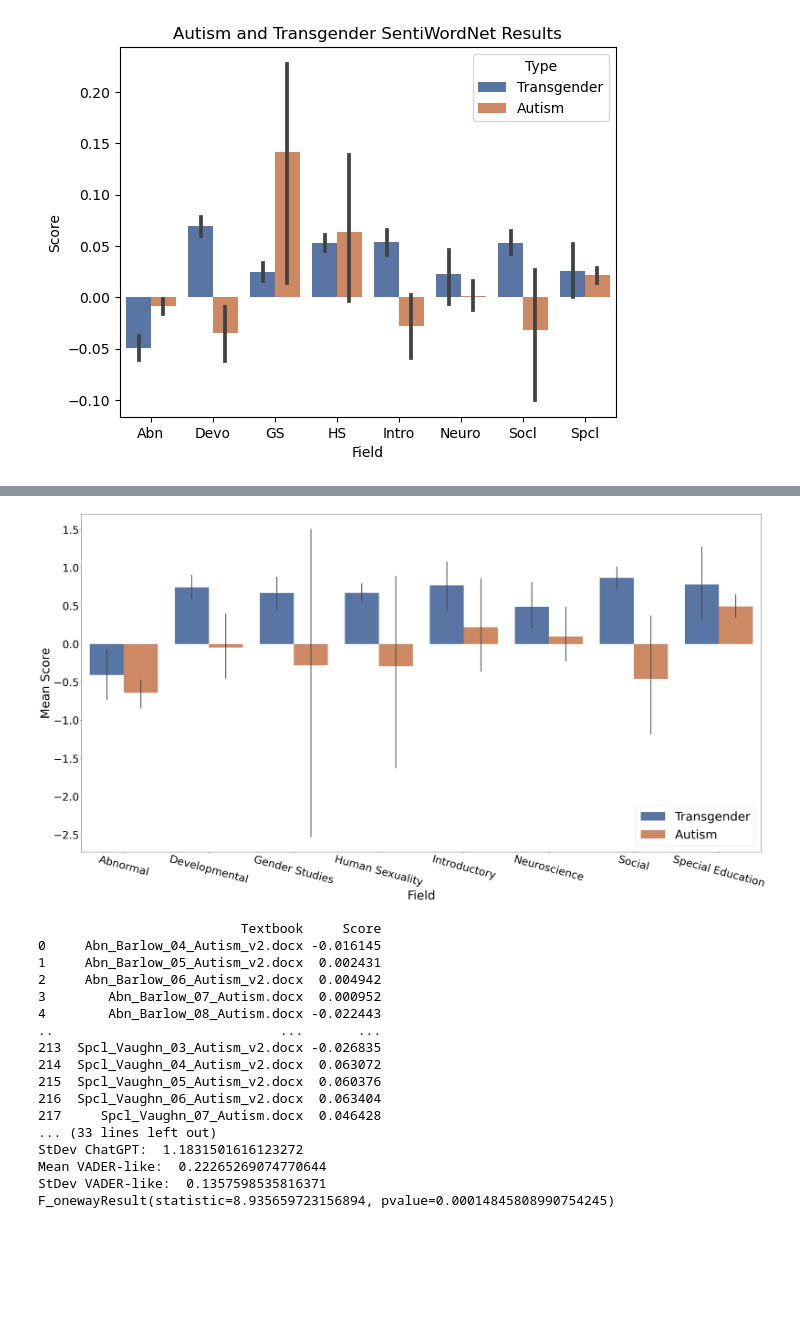
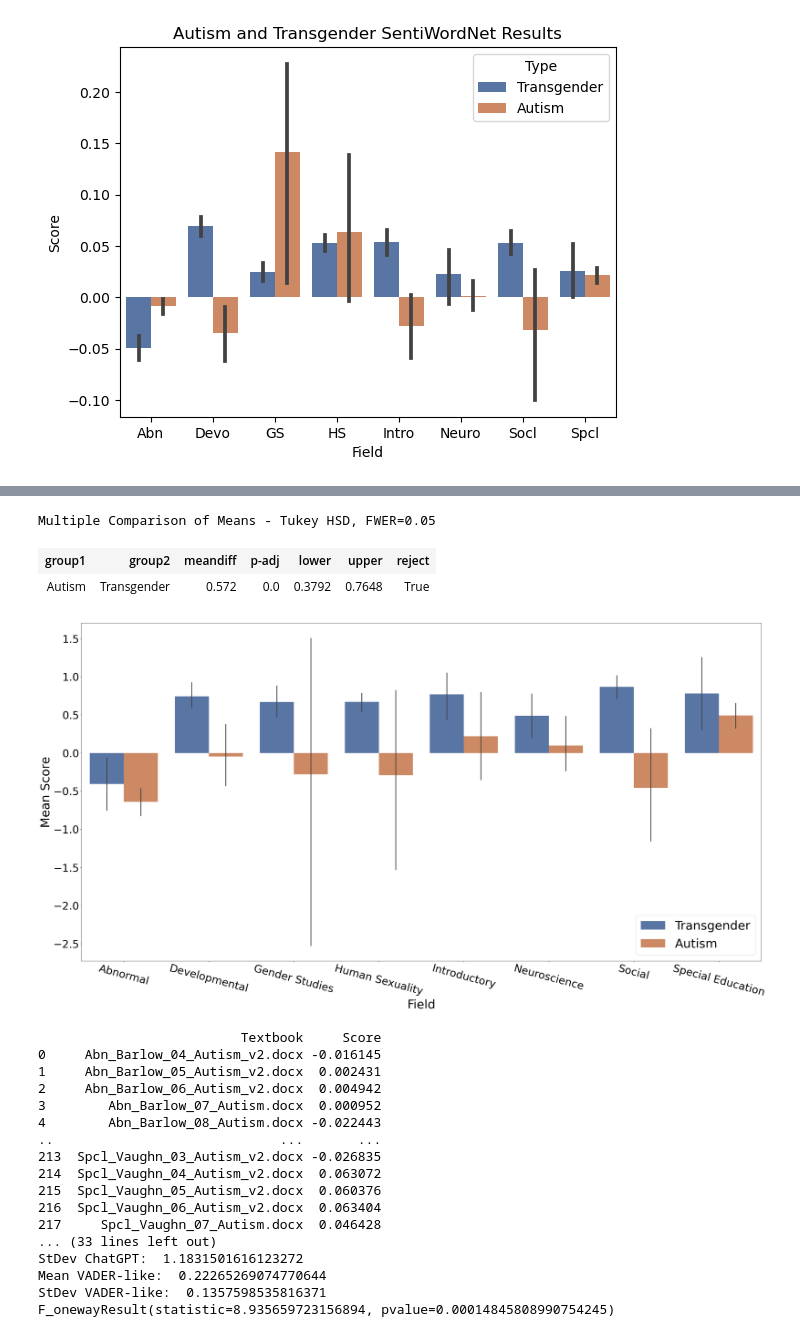
Before and after one commit to maksiaev/GitHub_DMP, a Jupyter notebook: Results/Comparisons.ipynb, the cells around one changed output, grey strips where cells are left out. Saved outputs shown, nothing was run; the diff lists cells and outputs as text; code cells hidden in the pictures; blank space fills up the shorter version.

```diff
--- a/Results/Comparisons.ipynb
+++ b/Results/Comparisons.ipynb
@@ -166,40 +166,50 @@ print(df_transgender_chatgpt)
 df_autism_chatgpt_fields = pd.read_csv("field_df_autism_chatgpt.csv", low_memory=False)
 df_transgender_chatgpt_fields = pd.read_csv("field_df_transgender_chatgpt.csv", low_memory=False)
 
-ttest_sentiwords = stats.ttest_ind(df_autism_chatgpt_fields["Score"], df_transgender_chatgpt_fields["Score"], equal_var=False)
-print("Overall: ", ttest_sentiwords) # autism vs transgender scores in general are significantly different
+print("Abnormal diff from 0: ", stats.ttest_1samp(df_transgender_chatgpt_fields[df_transgender_chatgpt_fields['Field'] == 'Abn']["Score"], 0))
+print("Devo diff from 0: ", stats.ttest_1samp(df_transgender_chatgpt_fields[df_transgender_chatgpt_fields['Field'] == 'Devo']["Score"], 0))
+print("GS diff from 0: ", stats.ttest_1samp(df_transgender_chatgpt_fields[df_transgender_chatgpt_fields['Field'] == 'GS']["Score"], 0))
+print("HS diff from 0: ", stats.ttest_1samp(df_transgender_chatgpt_fields[df_transgender_chatgpt_fields['Field'] == 'HS']["Score"], 0))
+print("Intro diff from 0: ", stats.ttest_1samp(df_transgender_chatgpt_fields[df_transgender_chatgpt_fields['Field'] == 'Intro']["Score"], 0))
+print("Neuro diff from 0: ", stats.ttest_1samp(df_transgender_chatgpt_fields[df_transgender_chatgpt_fields['Field'] == 'Neuro']["Score"], 0))
+print("Socl diff from 0: ", stats.ttest_1samp(df_transgender_chatgpt_fields[df_transgender_chatgpt_fields['Field'] == 'Socl']["Score"], 0))
+print("Spcl diff from 0: ", stats.ttest_1samp(df_transgender_chatgpt_fields[df_transgender_chatgpt_fields['Field'] == 'Spcl']["Score"], 0))
 
-ttest_sentiwords_abn = stats.ttest_ind(df_autism_chatgpt_fields[df_autism_chatgpt_fields['Field'] == 'Abn']["Score"],
-                                       df_transgender_chatgpt_fields[df_transgender_chatgpt_fields['Field'] == 'Abn']["Score"], equal_var=False)
-print("Abnormal: ", ttest_sentiwords_abn)
 
-ttest_sentiwords_devo = stats.ttest_ind(df_autism_chatgpt_fields[df_autism_chatgpt_fields['Field'] == 'Devo']["Score"],
-                                       df_transgender_chatgpt_fields[df_transgender_chatgpt_fields['Field'] == 'Devo']["Score"], equal_var=False)
-print("Developmental: ", ttest_sentiwords_devo)
+# ttest_sentiwords = stats.ttest_ind(df_autism_chatgpt_fields["Score"], df_transgender_chatgpt_fields["Score"], equal_var=False)
+# print("Overall: ", ttest_sentiwords) # autism vs transgender scores in general are significantly different
 
-ttest_sentiwords_gs = stats.ttest_ind(df_autism_chatgpt_fields[df_autism_chatgpt_fields['Field'] == 'GS']["Score"],
-                                       df_transgender_chatgpt_fields[df_transgender_chatgpt_fields['Field'] == 'GS']["Score"], equal_var=False)
-print("Gender Studies: ", ttest_sentiwords_gs)
+# ttest_sentiwords_abn = stats.ttest_ind(df_autism_chatgpt_fields[df_autism_chatgpt_fields['Field'] == 'Abn']["Score"],
+#                                        df_transgender_chatgpt_fields[df_transgender_chatgpt_fields['Field'] == 'Abn']["Score"], equal_var=False)
+# print("Abnormal: ", ttest_sentiwords_abn)
 
-ttest_sentiwords_hs = stats.ttest_ind(df_autism_chatgpt_fields[df_autism_chatgpt_fields['Field'] == 'HS']["Score"],
-                                       df_transgender_chatgpt_fields[df_transgender_chatgpt_fields['Field'] == 'HS']["Score"], equal_var=False)
-print("Human Sexuality: ", ttest_sentiwords_hs)
+# ttest_sentiwords_devo = stats.ttest_ind(df_autism_chatgpt_fields[df_autism_chatgpt_fields['Field'] == 'Devo']["Score"],
+#                                        df_transgender_chatgpt_fields[df_transgender_chatgpt_fields['Field'] == 'Devo']["Score"], equal_var=False)
+# print("Developmental: ", ttest_sentiwords_devo)
 
-ttest_sentiwords_intro = stats.ttest_ind(df_autism_chatgpt_fields[df_autism_chatgpt_fields['Field'] == 'Intro']["Score"],
-                                       df_transgender_chatgpt_fields[df_transgender_chatgpt_fields['Field'] == 'Intro']["Score"], equal_var=False)
-print("Introductory: ", ttest_sentiwords_intro)
+# ttest_sentiwords_gs = stats.ttest_ind(df_autism_chatgpt_fields[df_autism_chatgpt_fields['Field'] == 'GS']["Score"],
+#                                        df_transgender_chatgpt_fields[df_transgender_chatgpt_fields['Field'] == 'GS']["Score"], equal_var=False)
+# print("Gender Studies: ", ttest_sentiwords_gs)
 
-ttest_sentiwords_neuro = stats.ttest_ind(df_autism_chatgpt_fields[df_autism_chatgpt_fields['Field'] == 'Neuro']["Score"],
-                                       df_transgender_chatgpt_fields[df_transgender_chatgpt_fields['Field'] == 'Neuro']["Score"], equal_var=False)
-print("Neuroscience: ", ttest_sentiwords_neuro)
+# ttest_sentiwords_hs = stats.ttest_ind(df_autism_chatgpt_fields[df_autism_chatgpt_fields['Field'] == 'HS']["Score"],
+#                                        df_transgender_chatgpt_fields[df_transgender_chatgpt_fields['Field'] == 'HS']["Score"], equal_var=False)
+# print("Human Sexuality: ", ttest_sentiwords_hs)
 
-ttest_sentiwords_socl = stats.ttest_ind(df_autism_chatgpt_fields[df_autism_chatgpt_fields['Field'] == 'Socl']["Score"],
-                                       df_transgender_chatgpt_fields[df_transgender_chatgpt_fields['Field'] == 'Socl']["Score"], equal_var=False)
-print("Social: ", ttest_sentiwords_socl)
+# ttest_sentiwords_intro = stats.ttest_ind(df_autism_chatgpt_fields[df_autism_chatgpt_fields['Field'] == 'Intro']["Score"],
+#                                        df_transgender_chatgpt_fields[df_transgender_chatgpt_fields['Field'] == 'Intro']["Score"], equal_var=False)
+# print("Introductory: ", ttest_sentiwords_intro)
 
-ttest_sentiwords_spcl = stats.ttest_ind(df_autism_chatgpt_fields[df_autism_chatgpt_fields['Field'] == 'Spcl']["Score"],
-                                       df_transgender_chatgpt_fields[df_transgender_chatgpt_fields['Field'] == 'Spcl']["Score"], equal_var=False)
-print("Special Education: ", ttest_sentiwords_spcl)
+# ttest_sentiwords_neuro = stats.ttest_ind(df_autism_chatgpt_fields[df_autism_chatgpt_fields['Field'] == 'Neuro']["Score"],
+#                                        df_transgender_chatgpt_fields[df_transgender_chatgpt_fields['Field'] == 'Neuro']["Score"], equal_var=False)
+# print("Neuroscience: ", ttest_sentiwords_neuro)
+
+# ttest_sentiwords_socl = stats.ttest_ind(df_autism_chatgpt_fields[df_autism_chatgpt_fields['Field'] == 'Socl']["Score"],
+#                                        df_transgender_chatgpt_fields[df_transgender_chatgpt_fields['Field'] == 'Socl']["Score"], equal_var=False)
+# print("Social: ", ttest_sentiwords_socl)
+
+# ttest_sentiwords_spcl = stats.ttest_ind(df_autism_chatgpt_fields[df_autism_chatgpt_fields['Field'] == 'Spcl']["Score"],
+#                                        df_transgender_chatgpt_fields[df_transgender_chatgpt_fields['Field'] == 'Spcl']["Score"], equal_var=False)
+# print("Special Education: ", ttest_sentiwords_spcl)
 
 # Graph fields together
 
@@ -246,9 +256,14 @@ plt.yticks(fontsize=35)
 
 plt.savefig('fields_comparison_chatgpt.png')
 
-# comp = mc.MultiComparison(df_transgender_chatgpt_fields['Score'], df_autism_chatgpt_fields['Field'])
-# post_hoc_res = comp.tukeyhsd()
-# display(post_hoc_res.summary())
+model = ols('Score ~ Type * Field', data=combined_df_chatgpt).fit()
+result = sm.stats.anova_lm(model, type=2)
+
+print(result)
+
+comp = mc.MultiComparison(combined_df_chatgpt['Score'], combined_df_chatgpt['Type'])
+post_hoc_res = comp.tukeyhsd()
+display(post_hoc_res.summary())
 # %% [output]
                           Textbook     Score
 0     Abn_Barlow_04_Autism_v2.docx -0.016145
@@ -270,3 +285,6 @@ plt.savefig('fields_comparison_chatgpt.png')
+Multiple Comparison of Means - Tukey HSD, FWER=0.05
+| group1 | group2 | meandiff | p-adj | lower | upper | reject |
+| Autism | Transgender | 0.572 | 0.0 | 0.3792 | 0.7648 | True |
 [figure]
 # %%
 # Autism Only (Including VADER-like Dictionary)
```
Also changed, not shown: parts of 2 cells of this notebook, 8 other files.
